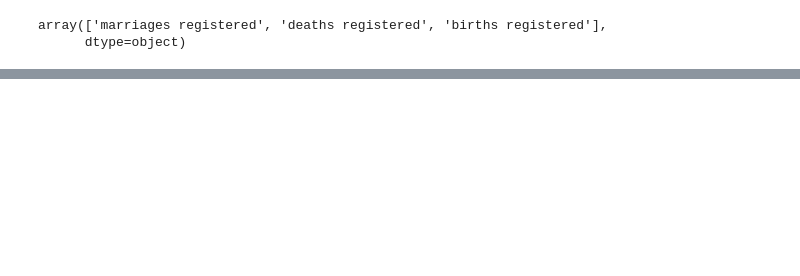
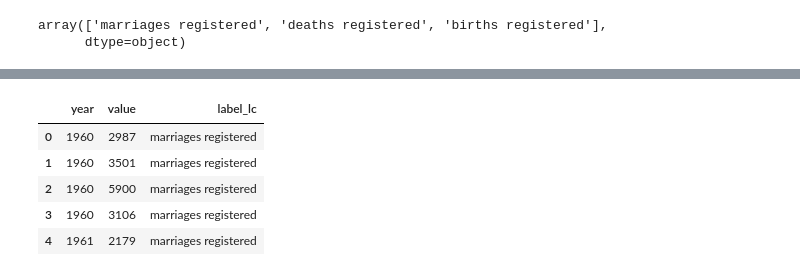
Before and after one commit to LeopoldoCCT/Strategic_Thinking_, a Jupyter notebook: Population_CA2_LeopoldoRojoRomero.ipynb, the cells around one changed output, grey strips where cells are left out. Cells and saved outputs as stored; diff of their text form; code cells hidden in the pictures; blank space fills up the shorter version.

```diff
--- a/Population_CA2_LeopoldoRojoRomero.ipynb
+++ b/Population_CA2_LeopoldoRojoRomero.ipynb
@@ -222 +234,11 @@ dtype: object
+# %%
+df.drop(columns='Statistic Label', inplace=True)
+df.head()
+# %% [output]
+|  | year | value | label_lc |
+| 0 | 1960 | 2987 | marriages registered |
+| 1 | 1960 | 3501 | marriages registered |
+| 2 | 1960 | 5900 | marriages registered |
+| 3 | 1960 | 3106 | marriages registered |
+| 4 | 1961 | 2179 | marriages registered |
 # %%
```
Also changed, not shown: parts of 8 cells of this notebook.
